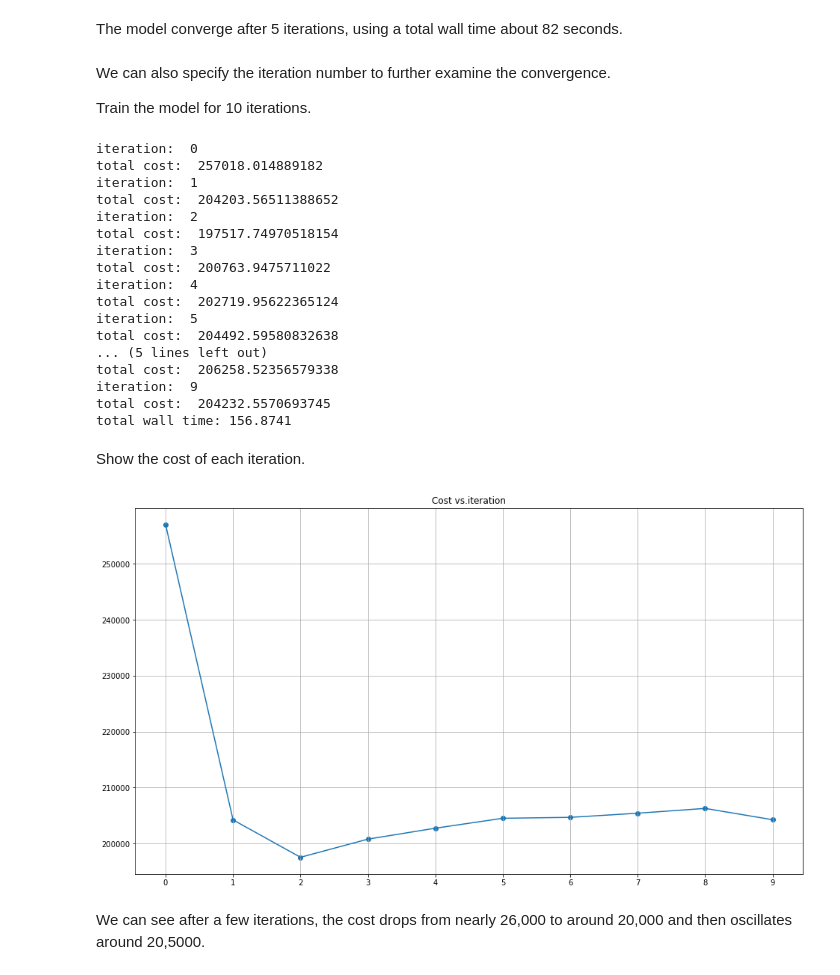
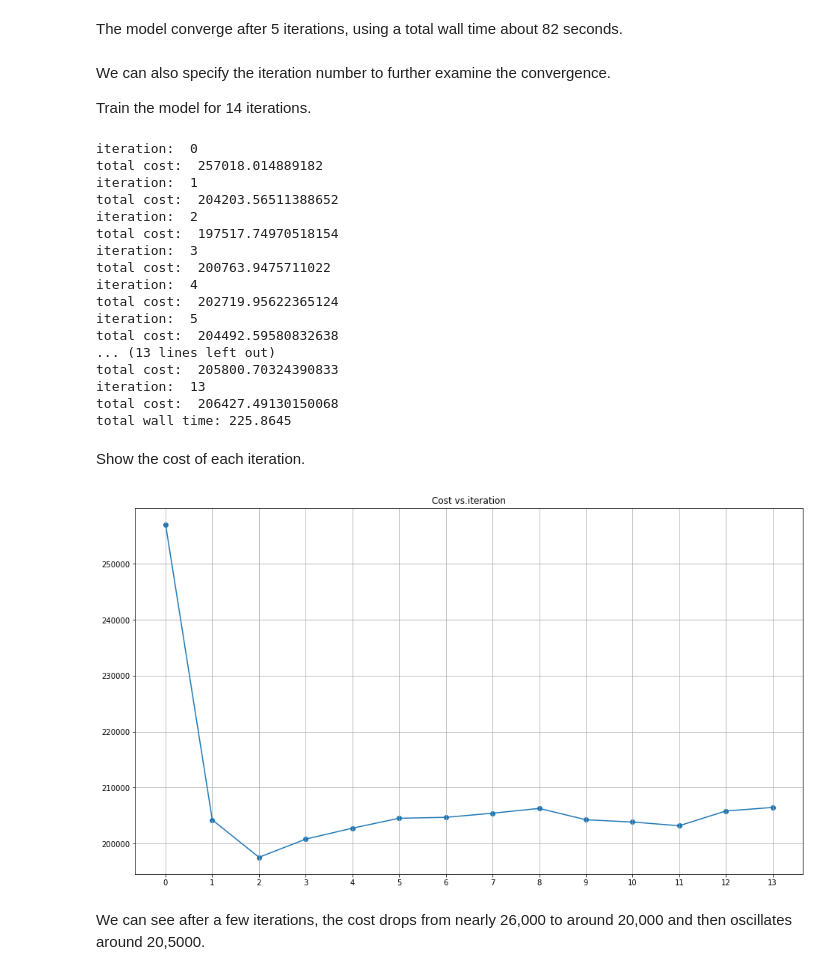
Before and after one commit to leoztl/CS304_GroupProj6, a Jupyter notebook: CS304_Proj6_report.ipynb, the cells around one changed output. Cells and saved outputs as stored; diff of their text form; code cells hidden in the pictures.

```diff
--- a/CS304_Proj6_report.ipynb
+++ b/CS304_Proj6_report.ipynb
@@ -298,10 +298,10 @@ The model converge after 5 iterations, using a total wall time about 82 seconds.
 # %% [markdown]
 We can also specify the iteration number to further examine the convergence.
 
-Train the model for 10 iterations.
+Train the model for 14 iterations.
 # %%
 start = time()
-cost_2 = train(True, 0.01, 10)
+cost_2 = train(True, 0.01, 14)
 end = time()
 print("total wall time: {:.4f}".format(end - start))
 # %% [output]
@@ -317,25 +317,26 @@ iteration:  4
 total cost:  202719.95622365124
 iteration:  5
 total cost:  204492.59580832638
-... (5 lines left out)
-total cost:  206258.52356579338
-iteration:  9
-total cost:  204232.5570693745
-total wall time: 156.8741
+... (13 lines left out)
+total cost:  205800.70324390833
+iteration:  13
+total cost:  206427.49130150068
+total wall time: 225.8645
 # %% [markdown]
 Show the cost of each iteration.
 # %%
 import matplotlib.pyplot as plt
 
-X = np.linspace(0,9,10, dtype=int)
+X = np.linspace(0,len(cost_2) - 1,len(cost_2), dtype=int)
 plt.figure(figsize=(16,9))
 plt.plot(X, cost_2)
 plt.scatter(X, cost_2)
 plt.xticks(X)
 plt.grid()
 plt.title("Cost vs.iteration")
+plt.savefig("convergence.png")
 plt.show()
 # %% [output]
-[figure, old version]
+[figure, new version]
 # %% [markdown]
 We can see after a few iterations, the cost drops from nearly 26,000 to around 20,000 and then oscillates around 20,5000.
```
